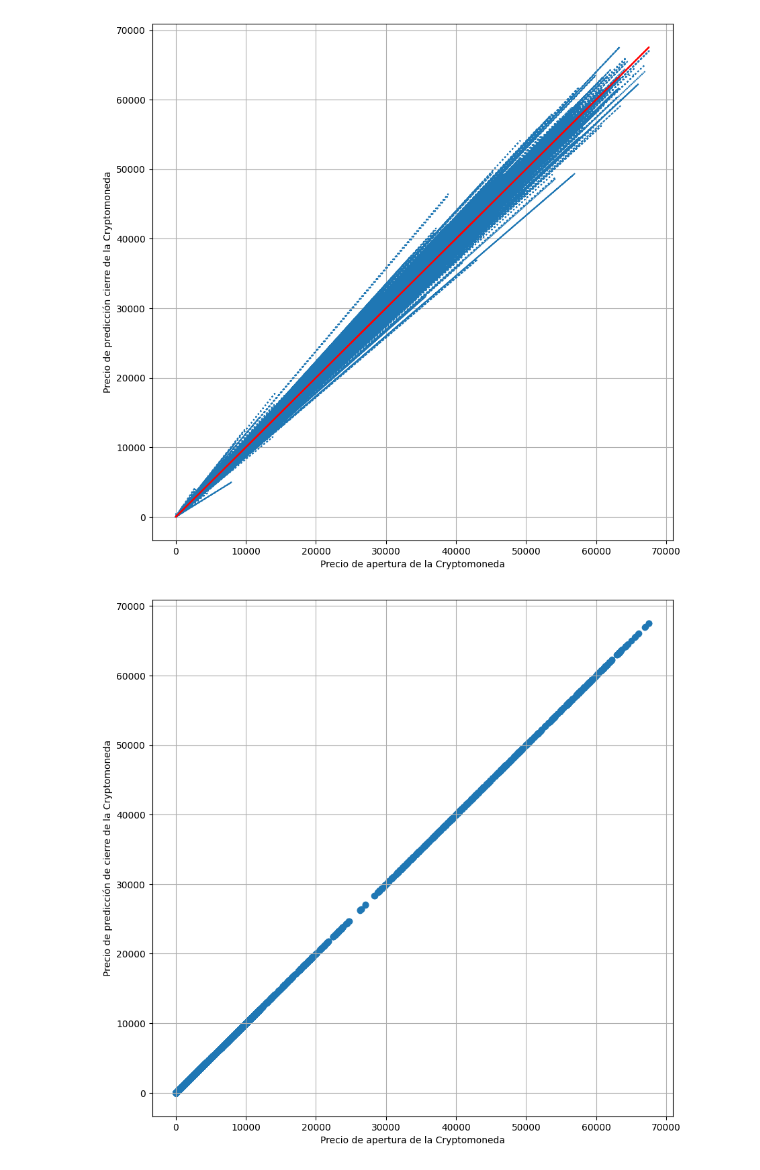
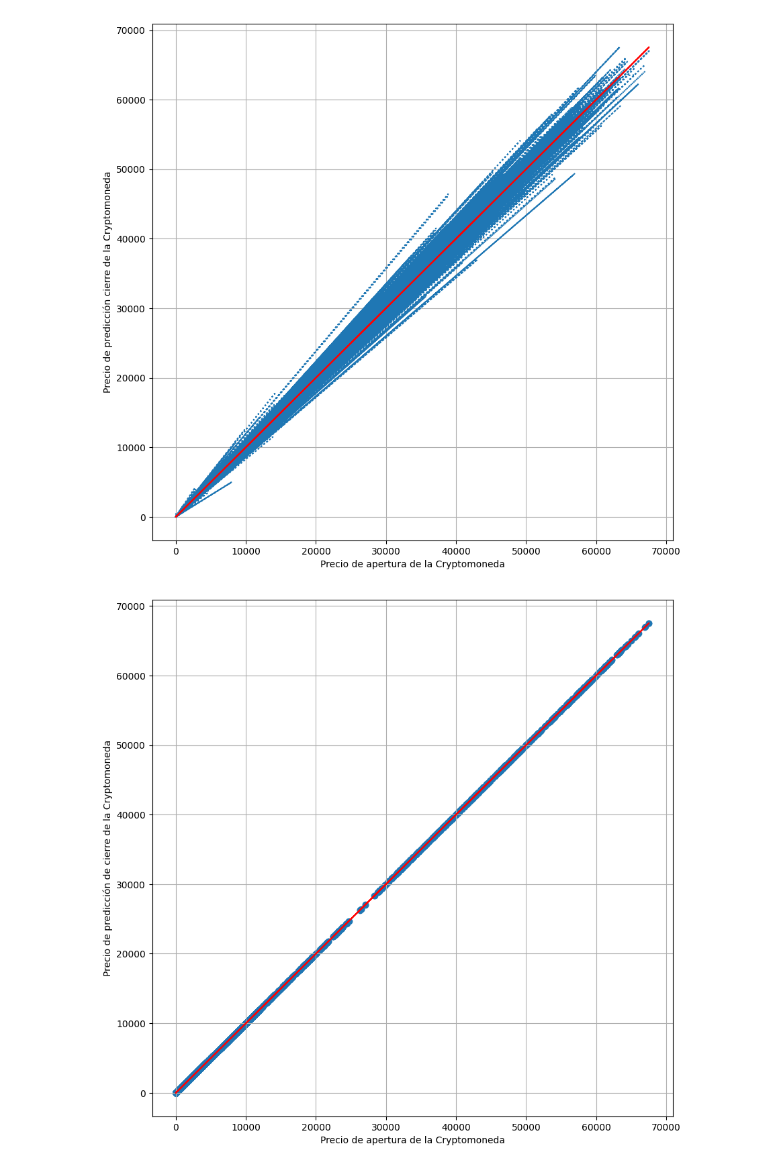
Before and after one commit to Juan-Pablo-17/Parcial4Python, a Jupyter notebook: Parcial4Pandas.ipynb, the cells around one changed output. Drawn from its saved outputs; the diff is of its cells as text; code cells hidden in the pictures.

```diff
--- a/Parcial4Pandas.ipynb
+++ b/Parcial4Pandas.ipynb
@@ -245,13 +245,13 @@ plt.grid()
 # %%
 fig = plt.figure(figsize=(10,10))
 plt.scatter(Cryptos['open'], Cierre_pred)
 #plt.plot(Cryptos['open'], Cryptos['close'], ":")
-#plt.plot(Cryptos['open'], Cierre_pred, color='r')
+plt.plot(Cryptos['open'], Cierre_pred, color='r')
 plt.xlabel('Precio de apertura de la Cryptomoneda')
 plt.ylabel('Precio de predicción de cierre de la Cryptomoneda')
 plt.grid()
 # %% [output]
-[figure, old version]
+[figure, new version]
 # %%
 fig = plt.figure(figsize=(10,10))
 plt.scatter(Cryptos['open'], Cryptos['close'])
```
Also changed, not shown: parts of 1 cell of this notebook.
